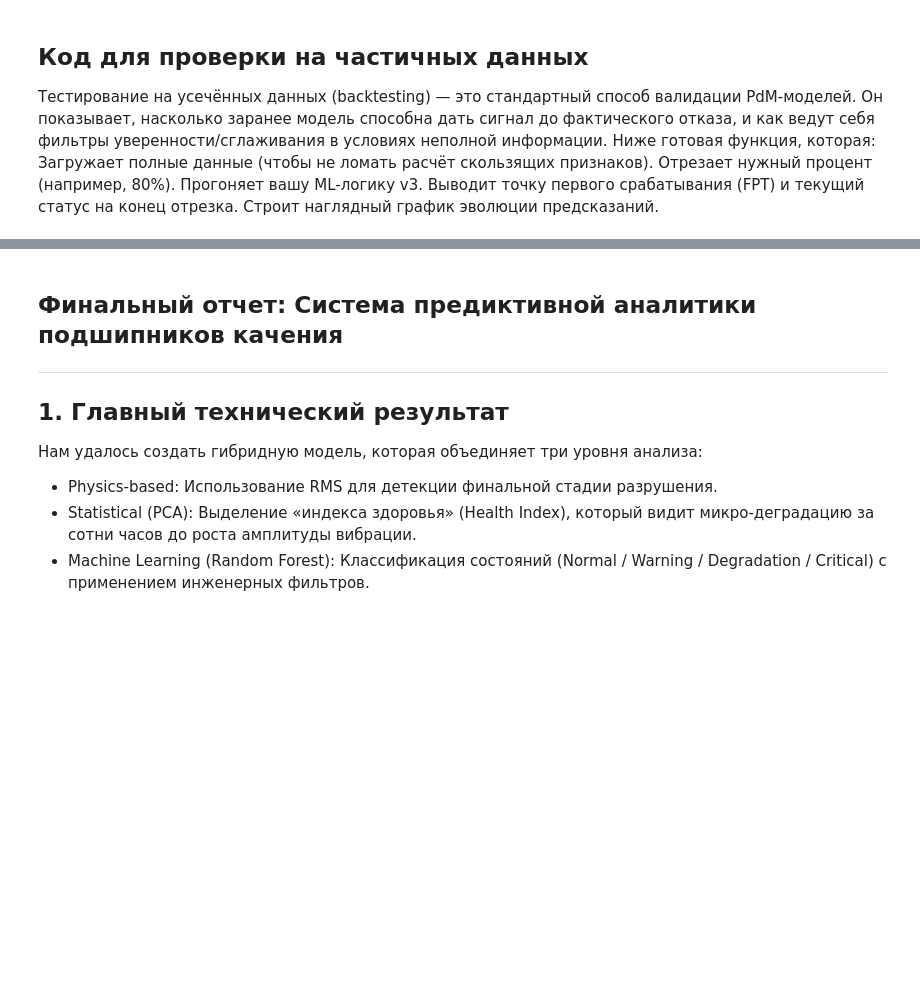
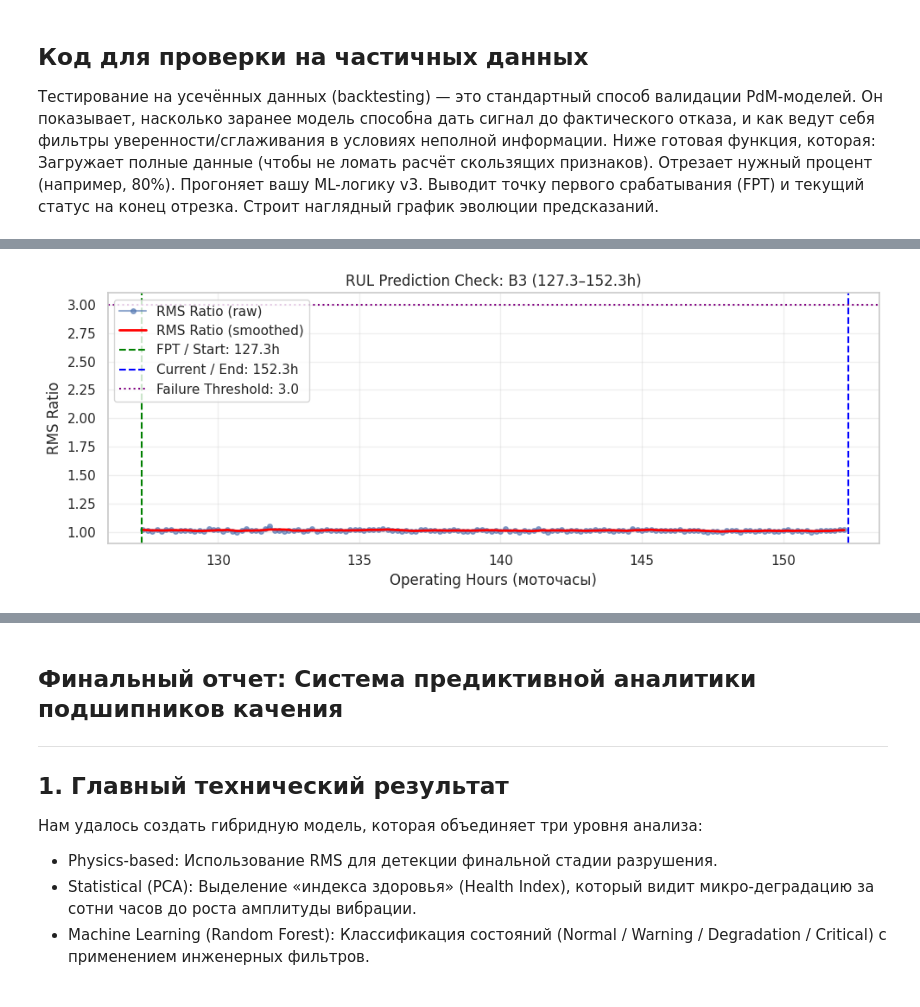
Before and after one commit to czeberyak/industrial-health-index-pdm, a Jupyter notebook: notebooks/industrial-health-index-pdm.ipynb, the cells around one changed output, grey strips where cells are left out. Drawn from its saved outputs; the diff is of its cells as text; code cells hidden in the pictures; blank space fills up the shorter version.

```diff
--- a/notebooks/industrial-health-index-pdm.ipynb
+++ b/notebooks/industrial-health-index-pdm.ipynb
@@ -1585,0 +1591,79 @@ res = test_partial_prediction('set2', 'b4', fraction=0.70,
+# %%
+import pandas as pd
+import numpy as np
+import matplotlib.pyplot as plt
+
+# ================= КОНФИГУРАЦИЯ =================
+BEARING_ID = 'b3'              # Целевой подшипник (b1, b2, b3 или b4)
+START_HOUR = 127.3             # Начало среза (FPT для данного окна)
+END_HOUR = 152.3               # Конец среза (момент прогноза)
+EXPECTED_RUL_RANGE = (30, 40)  # Ожидаемый остаточный ресурс, ч.
+FAILURE_THRESHOLD = 3.0        # Порог отказа для экспоненты
+# =================================================
+
+# 1. Проверка наличия данных
+if 'df_features' not in globals():
+    raise ValueError("❌ Переменная df_features не найдена. Запустите ячейки загрузки и расчёта признаков.")
+
+# 2. Фильтрация среза
+df_slice = df_features[
+    (df_features['op_hours'] >= START_HOUR) &
+    (df_features['op_hours'] <= END_HOUR)
+].copy()
+
+if len(df_slice) < 10:
+    print("⚠️ В выбранном срезе недостаточно точек для устойчивой аппроксимации.")
+else:
+    print(f"📊 Анализ среза: {START_HOUR}–{END_HOUR} ч. | Точек: {len(df_slice)}")
+
+    # 3. Запуск прогноза (функция должна быть определена выше в ноутбуке)
+    predicted_rul, status_msg = predict_rul_exponential(
+        df=df_slice,
+        bearing_name=BEARING_ID,
+        fpt_time=START_HOUR,
+        failure_threshold=FAILURE_THRESHOLD
+    )
+
+    # 4. Оценка результата
+    if predicted_rul is not None:
+        print(f"🔮 Прогноз RUL на момент {END_HOUR} ч.: {predicted_rul:.1f} ч.")
+        print(f"📏 Ожидаемый диапазон: {EXPECTED_RUL_RANGE[0]}–{EXPECTED_RUL_RANGE[1]} ч.")
+
+        # Для одного среза MAE заменяется на абсолютное отклонение от середины ожидаемого диапазона
+        mid_expected = np.mean(EXPECTED_RUL_RANGE)
+        abs_error = abs(predicted_rul - mid_expected)
+
+        if abs_error > 15:
+            print(f"🚨 Отклонение от ожидания: {abs_error:.1f} ч. (> 15 ч.)")
+            print("💡 РЕКОМЕНДАЦИИ ПО НАСТРОЙКЕ:")
+            if predicted_rul > EXPECTED_RUL_RANGE[1]:
+                print("   📉 Прогноз завышен → Снизьте failure_threshold до 2.5–2.8")
+            else:
+                print("   📈 Прогноз занижен → Повысьте failure_threshold до 3.2–3.5")
+            print("   🪟 Увеличьте окно сглаживания в predict_rul_exponential: rolling(window=5) → window=7-10")
+            print("   🔍 Проверьте наличие локальных выбросов в rms_ratio на этом участке.")
+        else:
+            print("✅ Прогноз укладывается в допустимые пределы.")
+    else:
+        print(f"❌ Прогноз не выполнен: {status_msg}")
+
+# 5. Визуальная проверка тренда
+plt.figure(figsize=(10, 4))
+plt.plot(df_slice['op_hours'], df_slice[f'{BEARING_ID}_rms_ratio'],
+         marker='o', markersize=4, label='RMS Ratio (raw)', alpha=0.6)
+plt.plot(df_slice['op_hours'],
+         df_slice[f'{BEARING_ID}_rms_ratio'].rolling(window=5, min_periods=1).mean(),
+         color='red', linewidth=2, label='RMS Ratio (smoothed)')
+
+plt.axvline(START_HOUR, color='green', linestyle='--', linewidth=1.5, label=f'FPT / Start: {START_HOUR}h')
+plt.axvline(END_HOUR, color='blue', linestyle='--', linewidth=1.5, label=f'Current / End: {END_HOUR}h')
+plt.axhline(FAILURE_THRESHOLD, color='purple', linestyle=':', linewidth=1.5, label=f'Failure Threshold: {FAILURE_THRESHOLD}')
+
+plt.title(f'RUL Prediction Check: {BEARING_ID.upper()} ({START_HOUR}–{END_HOUR}h)')
+plt.xlabel('Operating Hours (моточасы)')
+plt.ylabel('RMS Ratio')
+plt.legend(loc='upper left')
+plt.grid(True, alpha=0.3)
+plt.tight_layout()
+plt.show()
+# %% [output]
@@ -1585,0 +1672 @@ res = test_partial_prediction('set2', 'b4', fraction=0.70,
+[figure, added]
```
Also changed, not shown: parts of 8 cells of this notebook, 20 other files.
